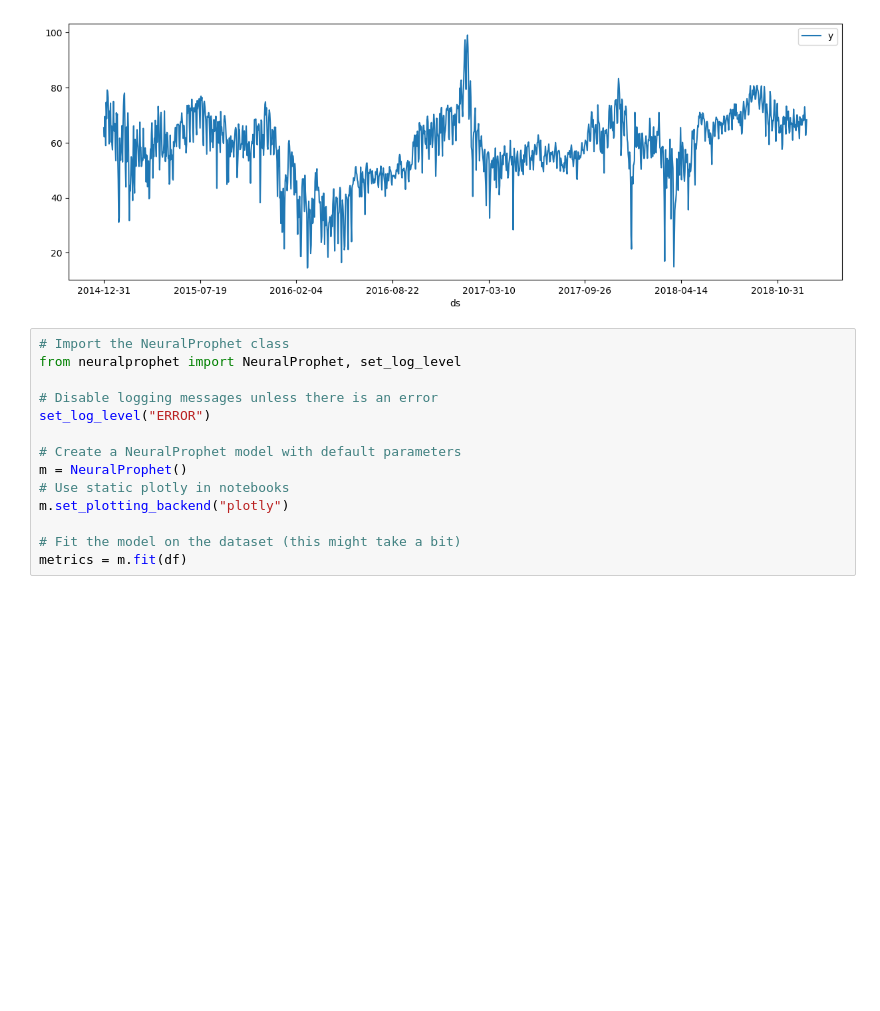
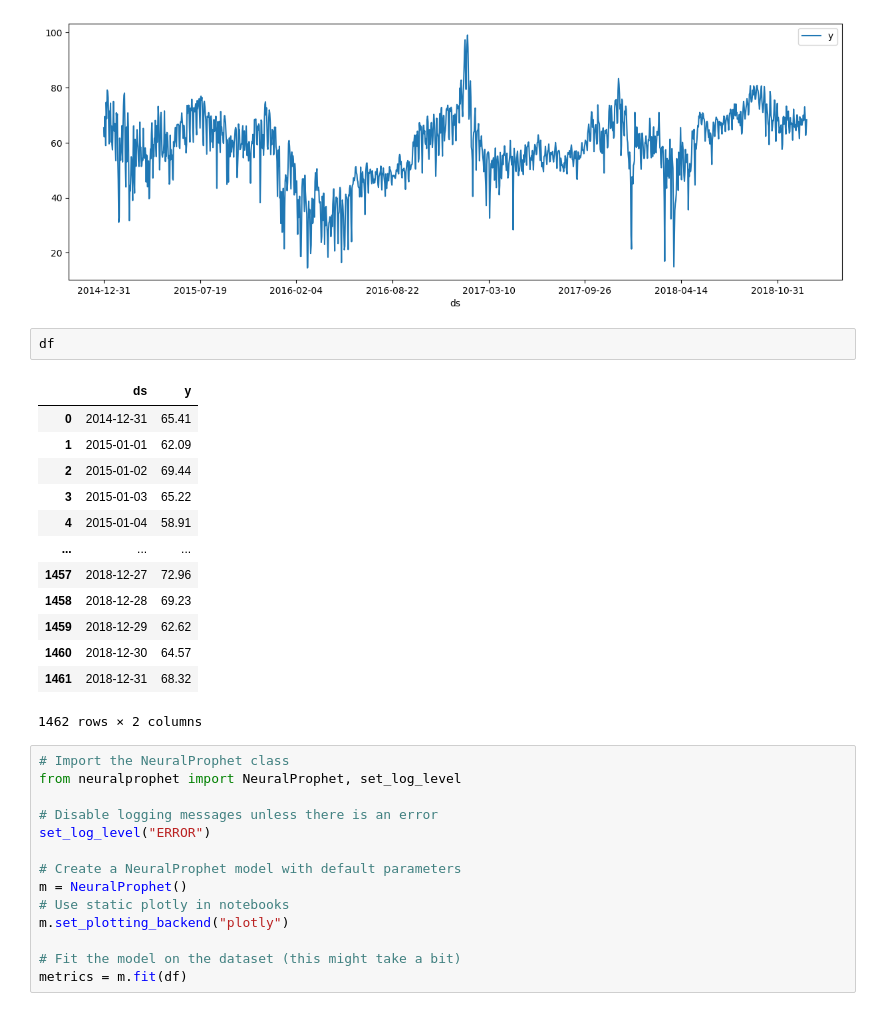
Before and after one commit to lostlau/quant_research, a Jupyter notebook: market_trend_analysis/neural_prophet_tuto.ipynb, the cells around one changed output. Cells and saved outputs as stored; diff of their text form; blank space fills up the shorter version.

```diff
--- a/market_trend_analysis/neural_prophet_tuto.ipynb
+++ b/market_trend_analysis/neural_prophet_tuto.ipynb
@@ -9,6 +9,22 @@ df = pd.read_csv("https://github.com/ourownstory/neuralprophet-data/raw/main/kag
 plt = df.plot(x="ds", y="y", figsize=(15, 5))
 # %% [output]
 [figure]
+# %%
+df
+# %% [output]
+|  | ds | y |
+| 0 | 2014-12-31 | 65.41 |
+| 1 | 2015-01-01 | 62.09 |
+| 2 | 2015-01-02 | 69.44 |
+| 3 | 2015-01-03 | 65.22 |
+| 4 | 2015-01-04 | 58.91 |
+| ... | ... | ... |
+| 1457 | 2018-12-27 | 72.96 |
+| 1458 | 2018-12-28 | 69.23 |
+| 1459 | 2018-12-29 | 62.62 |
+| 1460 | 2018-12-30 | 64.57 |
+| 1461 | 2018-12-31 | 68.32 |
+1462 rows × 2 columns
 # %%
 # Import the NeuralProphet class
 from neuralprophet import NeuralProphet, set_log_level
```
